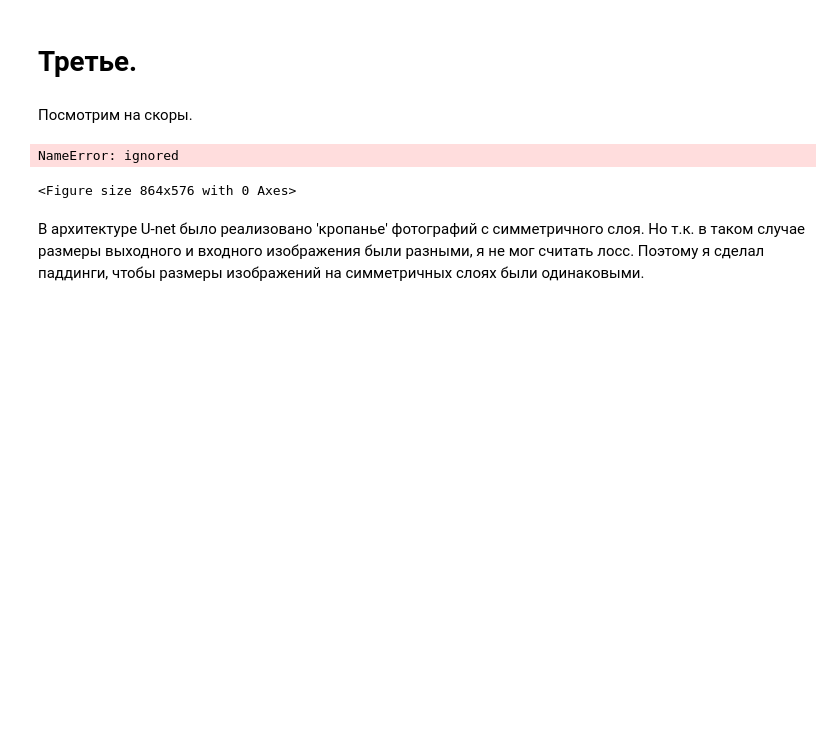
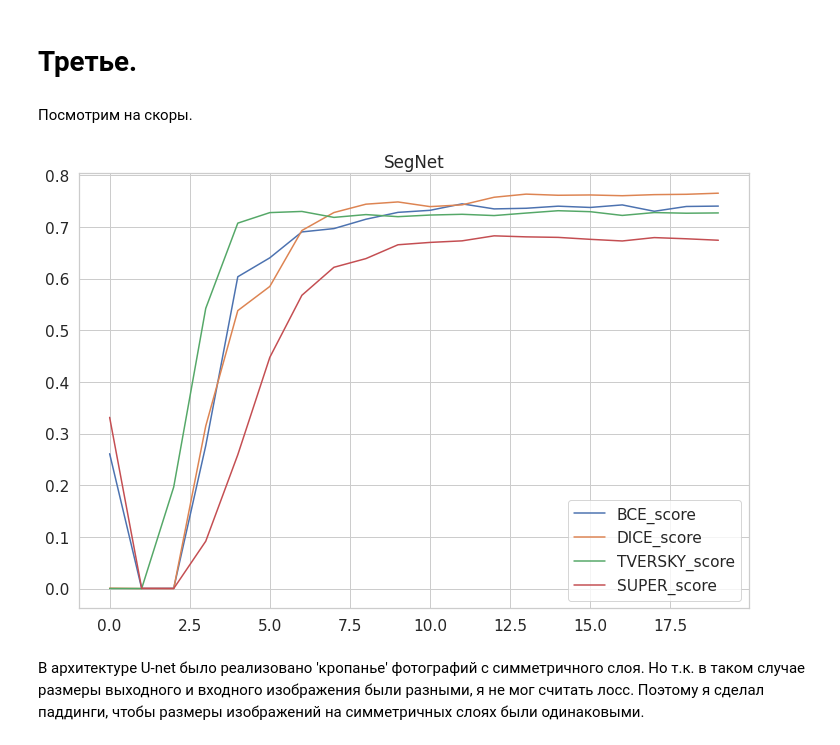
Before and after one commit to prosvirinKir/Deep-Learning-Sckool-term1, a Jupyter notebook: HW_6_semantic_segmentation.ipynb, the cells around one changed output. Drawn from its saved outputs; the diff is of its cells as text; code cells hidden in the pictures; blank space fills up the shorter version.

```diff
--- a/HW_6_semantic_segmentation.ipynb
+++ b/HW_6_semantic_segmentation.ipynb
@@ -1265,19 +1277,16 @@ plt.show()
 # %%
 plt.figure(figsize=(12, 8))
 
 plt.plot(losses['val_score'], label="BCE_score")
-
 plt.plot(losses_dice['val_score'], label="DICE_score")
-
 plt.plot(losses_tversky['val_score'], label="TVERSKY_score")
-
 plt.plot(losses_supervised['val_score'], label="SUPER_score")
 
+plt.title("SegNet")
 plt.legend()
 plt.show()
 # %% [output]
-NameError: ignored
-<Figure size 864x576 with 0 Axes>
+[figure, added]
 # %% [markdown]
 В архитектуре U-net было реализовано 'кропанье' фотографий с симметричного слоя. Но т.к. в таком случае размеры выходного и входного изображения были разными, я не мог считать лосс. Поэтому я сделал паддинги, чтобы размеры изображений на симметричных слоях были одинаковыми.
 # %% [markdown]
```
Also changed, not shown: parts of 10 cells of this notebook.
